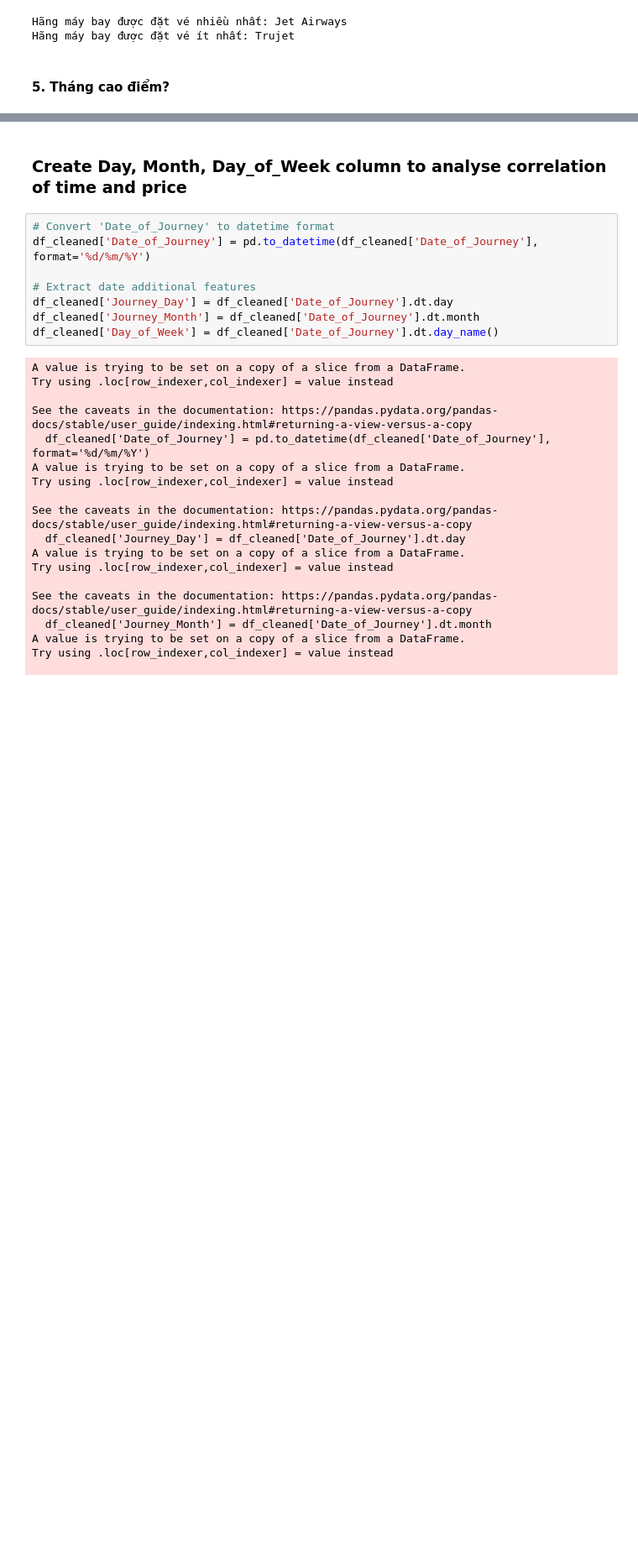
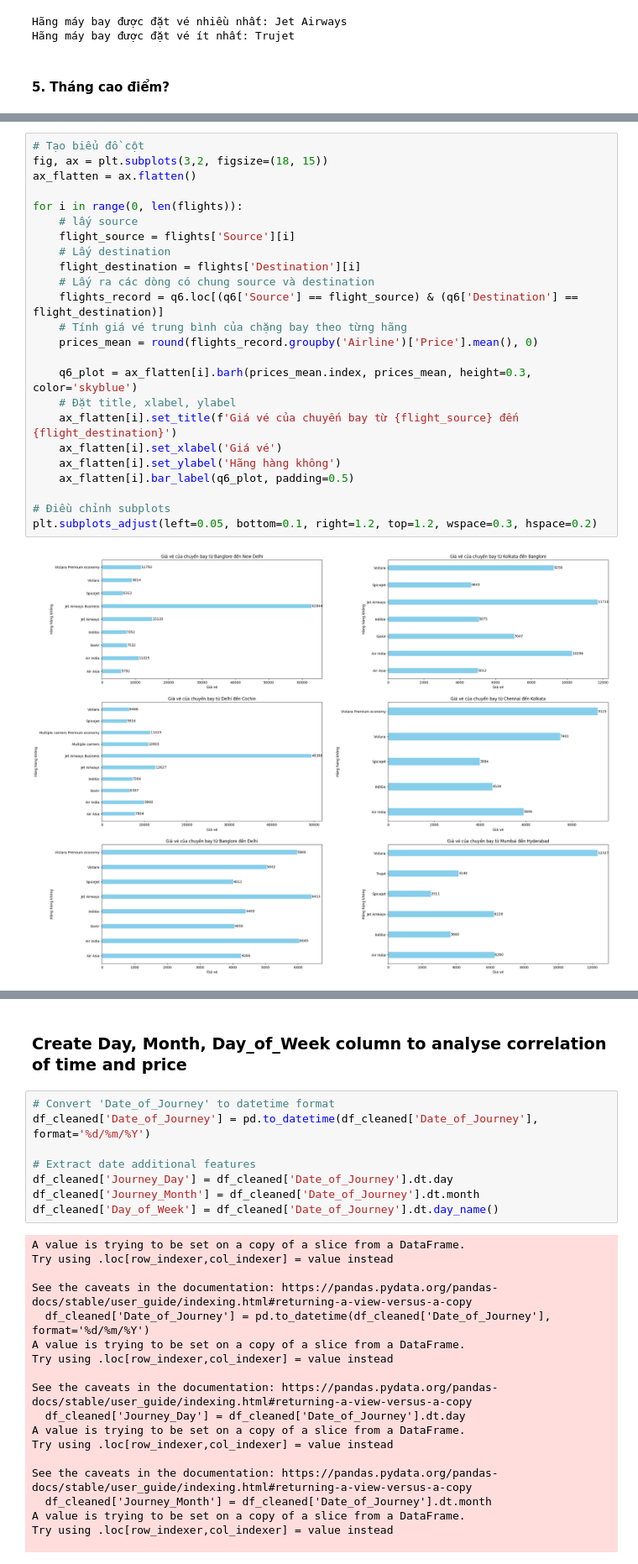
Before and after one commit to haingo22/PTDLUD-DA01, a Jupyter notebook: 20120281.ipynb, the cells around one changed output, grey strips where cells are left out. Shown at 84% size. Saved outputs shown, nothing was run; the diff lists cells and outputs as text; blank space fills up the shorter version.

```diff
--- a/20120281.ipynb
+++ b/20120281.ipynb
@@ -456,0 +595,26 @@ Tháng cao điểm là tháng số: 5
+# %%
+# Tạo biểu đồ cột
+fig, ax = plt.subplots(3,2, figsize=(18, 15))
+ax_flatten = ax.flatten()
+
+for i in range(0, len(flights)):
+    # lấy source
+    flight_source = flights['Source'][i]
+    # Lấy destination
+    flight_destination = flights['Destination'][i]
+    # Lấy ra các dòng có chung source và destination
+    flights_record = q6.loc[(q6['Source'] == flight_source) & (q6['Destination'] == flight_destination)]
+    # Tính giá vé trung bình của chặng bay theo từng hãng
+    prices_mean = round(flights_record.groupby('Airline')['Price'].mean(), 0)
+
+    q6_plot = ax_flatten[i].barh(prices_mean.index, prices_mean, height=0.3, color='skyblue')
+    # Đặt title, xlabel, ylabel
+    ax_flatten[i].set_title(f'Giá vé của chuyến bay từ {flight_source} đến {flight_destination}')
+    ax_flatten[i].set_xlabel('Giá vé')
+    ax_flatten[i].set_ylabel('Hãng hàng không')
+    ax_flatten[i].bar_label(q6_plot, padding=0.5)
+
+# Điều chỉnh subplots
+plt.subplots_adjust(left=0.05, bottom=0.1, right=1.2, top=1.2, wspace=0.3, hspace=0.2)
+# %% [output]
+[figure, added]
```
Also changed, not shown: parts of 28 cells of this notebook, 1 other file.
